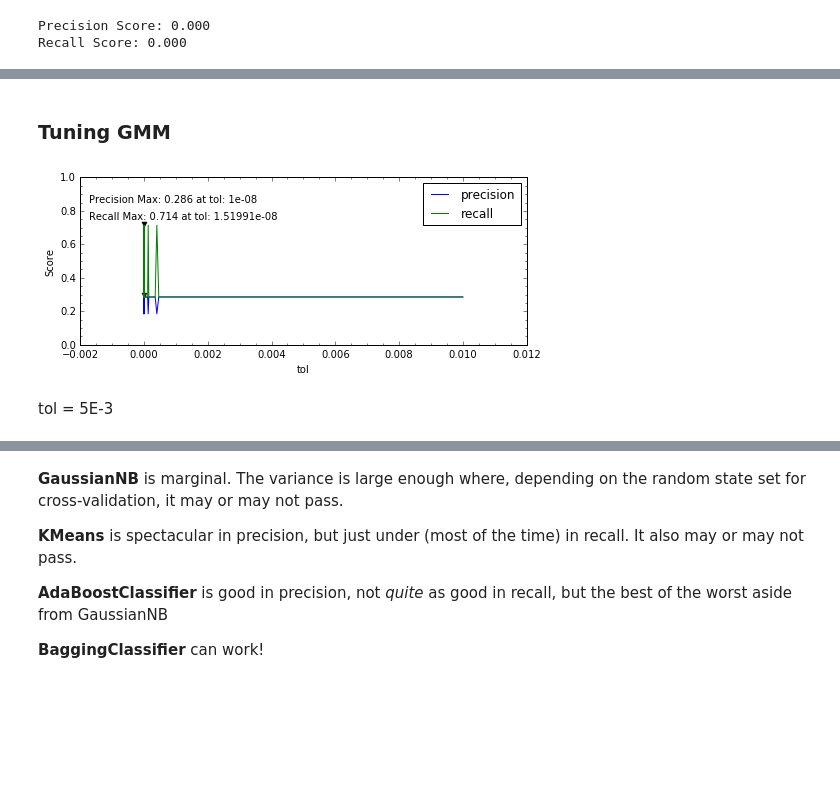
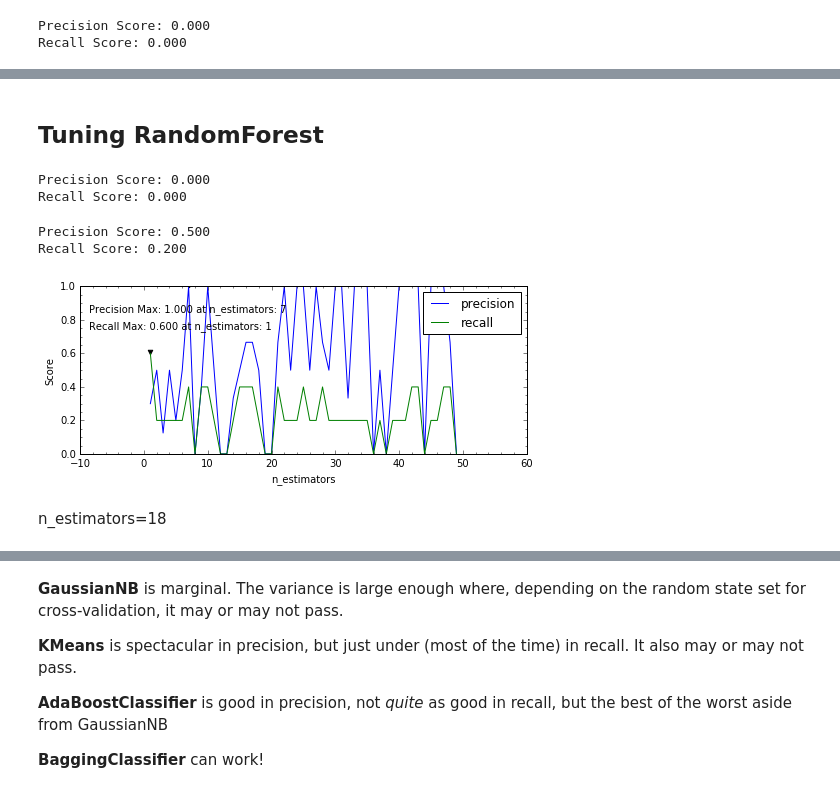
Before and after one commit to nhuntwalker/udacity_projects, a Jupyter notebook: project5/Project 5 Worksheet.ipynb, the cells around one changed output, grey strips where cells are left out. Saved outputs shown, nothing was run; the diff lists cells and outputs as text; code cells hidden in the pictures; blank space fills up the shorter version.

```diff
--- a/project5/Project 5 Worksheet.ipynb
+++ b/project5/Project 5 Worksheet.ipynb
@@ -917,8 +1028,9 @@ prec = np.zeros(len(feats))
 rec = np.zeros(len(feats))
 
 for ii in range(len(feats)):
-    clf = BaggingClassifier(n_estimators=4, max_samples=35,
-                           max_features=feats[ii], warm_start=True)
+    clf = GradientBoostingClassifier(learning_rate=8., n_estimators=5, max_depth=11,
+                                     min_samples_split=14, warm_start=True,
+                                     min_samples_leaf=9, max_features=feats[ii])
     clf.fit(x_train, y_train)
     pred = clf.predict(x_test)
     prec[ii] = precision_score(y_test, pred, average="binary")
@@ -930,19 +1052,37 @@ plot_precision_recall_param(prec, rec, feats, "max_features")
 # %% [markdown]
-### Tuning GMM
+## Tuning RandomForest
+# %%
+clf = RandomForestClassifier(criterion="entropy", warm_start=True)
+clf.fit(x_train, y_train)
+pred = clf.predict(x_test)
+print "Precision Score: %.3f" % precision_score(y_test, pred, average="binary")
+print "Recall Score: %.3f" % recall_score(y_test, pred, average="binary")
+# %% [output]
+Precision Score: 0.000
+Recall Score: 0.000
+# %%
+clf = RandomForestClassifier(criterion="gini", warm_start=True)
+clf.fit(x_train, y_train)
+pred = clf.predict(x_test)
+print "Precision Score: %.3f" % precision_score(y_test, pred, average="binary")
+print "Recall Score: %.3f" % recall_score(y_test, pred, average="binary")
+# %% [output]
+Precision Score: 0.500
+Recall Score: 0.200
 # %%
-tol_array = np.logspace(-8, -2, 100)
-prec = np.zeros(len(tol_array))
-rec = np.zeros(len(tol_array))
+estimators = np.arange(1, 50)
+prec = np.zeros(len(estimators))
+rec = np.zeros(len(estimators))
 
-for ii in range(len(tol_array)):
-    clf = GMM(tol=tol_array[ii], n_components=2)
+for ii in range(len(estimators)):
+    clf = RandomForestClassifier(n_estimators=estimators[ii], warm_start=True)
     clf.fit(x_train, y_train)
     pred = clf.predict(x_test)
     prec[ii] = precision_score(y_test, pred, average="binary")
     rec[ii] = recall_score(y_test, pred, average="binary")
 # %%
-plot_precision_recall_param(prec, rec, tol_array, "tol")
+plot_precision_recall_param(prec, rec, estimators, "n_estimators")
 # %% [output]
-[figure, old version]
+[figure, new version]
-# %% [markdown]
-tol = 5E-3
+# %% [markdown]
+n_estimators=18
```
Also changed, not shown: parts of 121 cells of this notebook, 8 other files.
